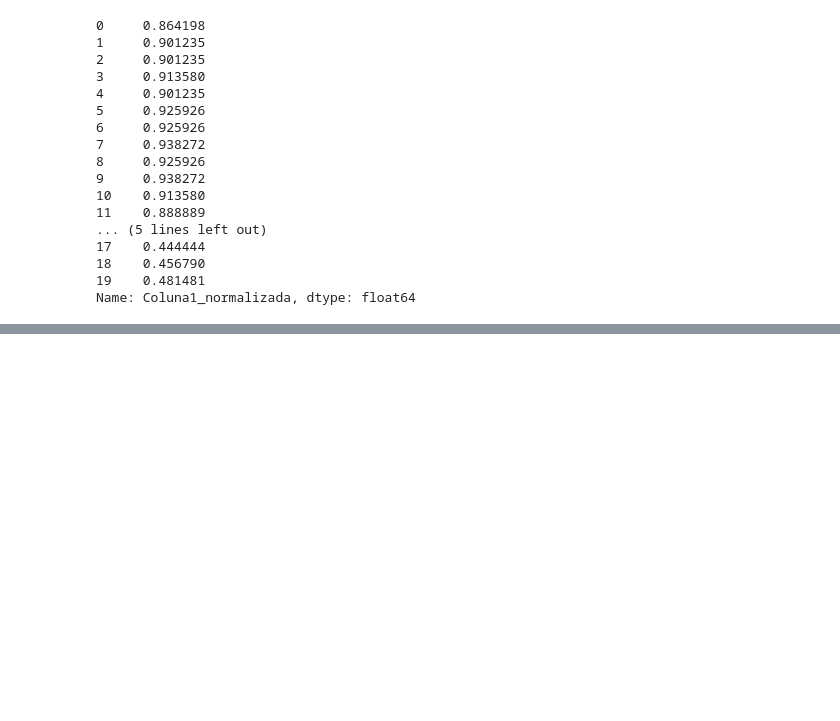
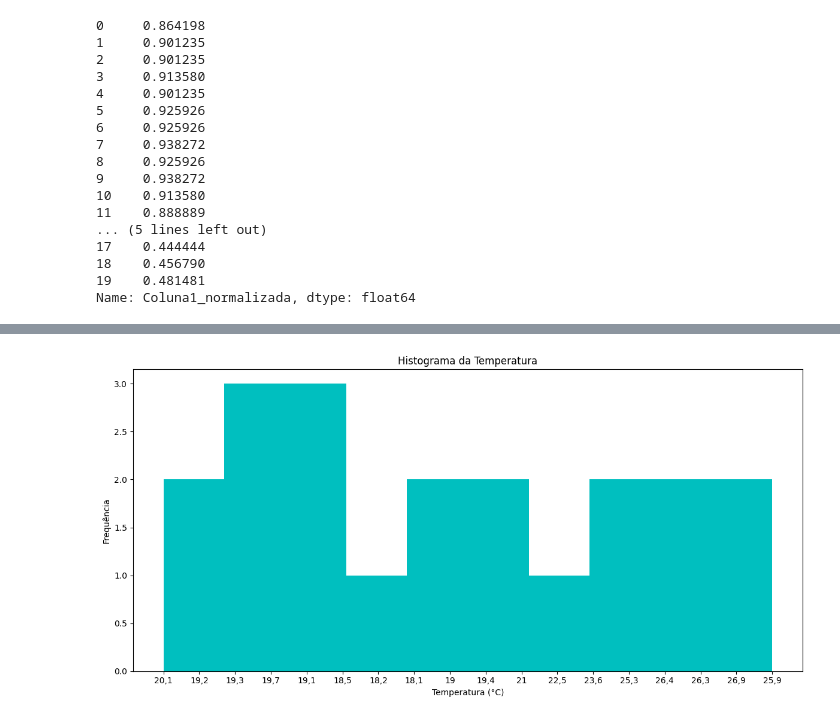
Before and after one commit to reprograma/on35-python-s11-pandas-numpy-I, a Jupyter notebook: exercicios/para-sala/exercicio.ipynb, the cells around one changed output, grey strips where cells are left out. Cells and saved outputs as stored; diff of their text form; code cells hidden in the pictures; blank space fills up the shorter version.

```diff
--- a/exercicios/para-sala/exercicio.ipynb
+++ b/exercicios/para-sala/exercicio.ipynb
@@ -244,0 +292,10 @@ Name: Coluna1_normalizada, dtype: float64
+# %%
+plt.figure(figsize=(12, 6))
+plt.hist(df_20['TEMPERATURA DO AR - BULBO SECO, HORARIA (°C)'], bins=10, color='c')
+plt.xlabel('Temperatura (°C)')
+plt.ylabel('Frequência')
+plt.title('Histograma da Temperatura')
+plt.tight_layout()
+plt.show()
+# %% [output]
+[figure, added]
```
Also changed, not shown: parts of 5 cells of this notebook, 5 other files.
